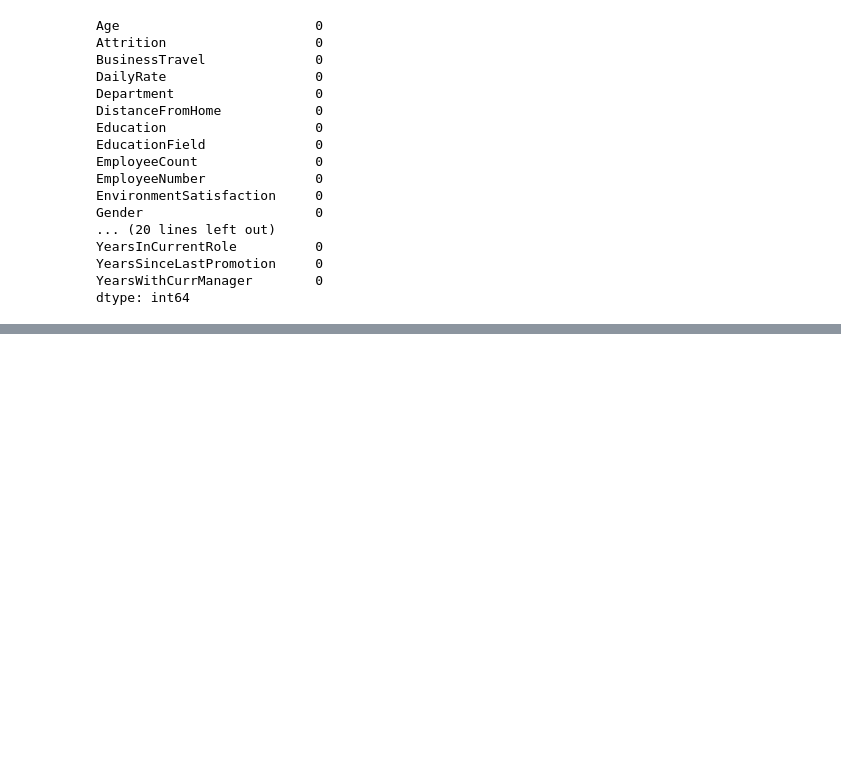
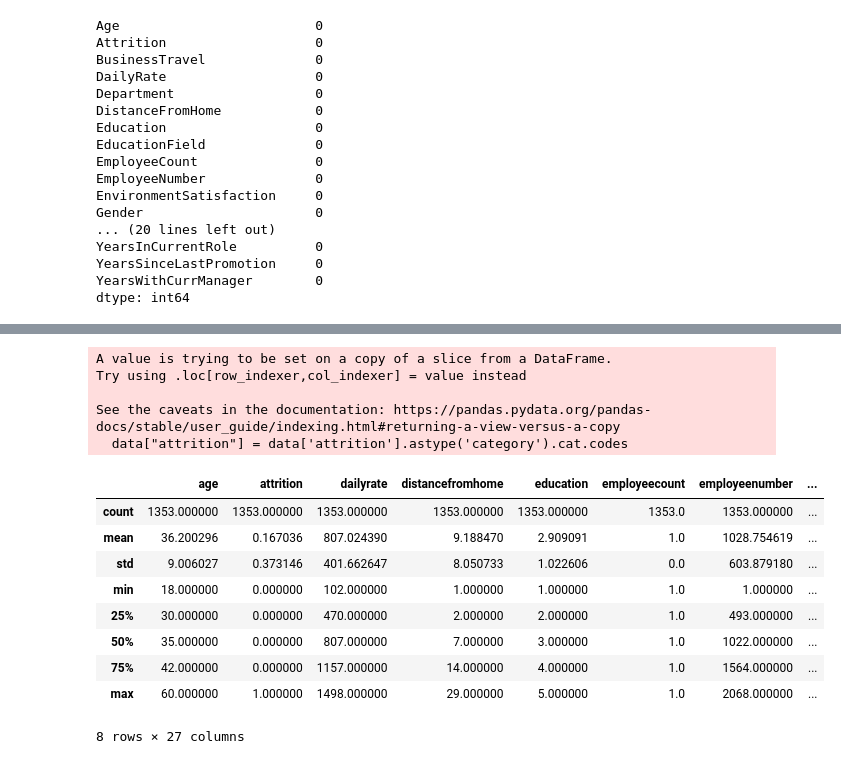
Before and after one commit to MHassanAr/Employee-attrition-analysis, a Jupyter notebook: employee-attrition-analysis.ipynb, the cells around one changed output, grey strips where cells are left out. Drawn from its saved outputs; the diff is of its cells as text; code cells hidden in the pictures; blank space fills up the shorter version.

```diff
--- a/employee-attrition-analysis.ipynb
+++ b/employee-attrition-analysis.ipynb
@@ -76,0 +118,21 @@ dtype: int64
+# %%
+# Convert categories to numbers
+data["attrition"] = data['attrition'].astype('category').cat.codes
+
+data.describe()
+# %% [output]
+A value is trying to be set on a copy of a slice from a DataFrame.
+Try using .loc[row_indexer,col_indexer] = value instead
+
+See the caveats in the documentation: https://pandas.pydata.org/pandas-docs/stable/user_guide/indexing.html#returning-a-view-versus-a-copy
+  data["attrition"] = data['attrition'].astype('category').cat.codes
+|  | age | attrition | dailyrate | distancefromhome | education | employeecount | employeenumber | ... |
+| count | 1353.000000 | 1353.000000 | 1353.000000 | 1353.000000 | 1353.000000 | 1353.0 | 1353.000000 | ... |
+| mean | 36.200296 | 0.167036 | 807.024390 | 9.188470 | 2.909091 | 1.0 | 1028.754619 | ... |
+| std | 9.006027 | 0.373146 | 401.662647 | 8.050733 | 1.022606 | 0.0 | 603.879180 | ... |
+| min | 18.000000 | 0.000000 | 102.000000 | 1.000000 | 1.000000 | 1.0 | 1.000000 | ... |
+| 25% | 30.000000 | 0.000000 | 470.000000 | 2.000000 | 2.000000 | 1.0 | 493.000000 | ... |
+| 50% | 35.000000 | 0.000000 | 807.000000 | 7.000000 | 3.000000 | 1.0 | 1022.000000 | ... |
+| 75% | 42.000000 | 0.000000 | 1157.000000 | 14.000000 | 4.000000 | 1.0 | 1564.000000 | ... |
+| max | 60.000000 | 1.000000 | 1498.000000 | 29.000000 | 5.000000 | 1.0 | 2068.000000 | ... |
+8 rows × 27 columns
```
Also changed, not shown: parts of 7 cells of this notebook.
